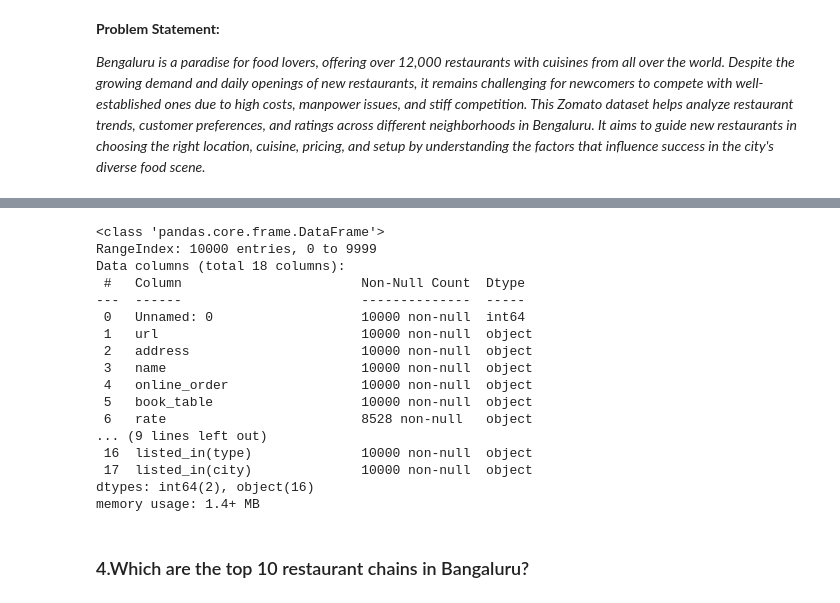
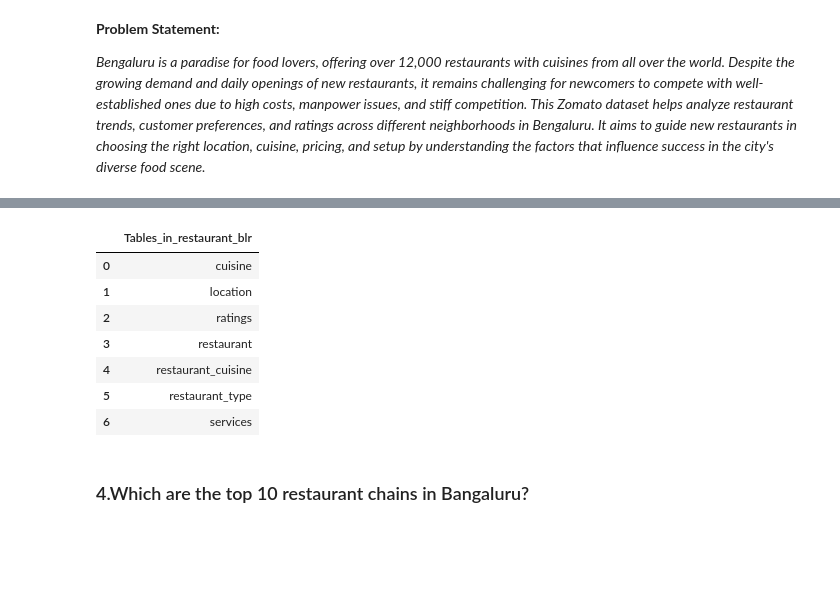
Before and after one commit to Bhuvi128/Bengaluru-Restaurant-Trends-Analysis, a Jupyter notebook: Bengaluru Restaurant Trends Analysis.ipynb, the cells around one changed output, grey strips where cells are left out. Saved outputs shown, nothing was run; the diff lists cells and outputs as text; code cells hidden in the pictures; blank space fills up the shorter version.

```diff
--- a/Bengaluru Restaurant Trends Analysis.ipynb
+++ b/Bengaluru Restaurant Trends Analysis.ipynb
@@ -33,26 +33,20 @@ pd.set_option('display.max_columns', None)
 from sqlalchemy import create_engine
 
 conn = create_engine("mysql+pymysql://root:Bhuvi%40123@127.0.0.1:3306/restaurant_blr")
-# %%
-df.info()
-# %% [output]
-<class 'pandas.core.frame.DataFrame'>
-RangeIndex: 10000 entries, 0 to 9999
-Data columns (total 18 columns):
- #   Column                       Non-Null Count  Dtype
----  ------                       --------------  -----
- 0   Unnamed: 0                   10000 non-null  int64
- 1   url                          10000 non-null  object
- 2   address                      10000 non-null  object
- 3   name                         10000 non-null  object
- 4   online_order                 10000 non-null  object
- 5   book_table                   10000 non-null  object
- 6   rate                         8528 non-null   object
-... (9 lines left out)
- 16  listed_in(type)              10000 non-null  object
- 17  listed_in(city)              10000 non-null  object
-dtypes: int64(2), object(16)
-memory usage: 1.4+ MB
+# %%
+# Check what are the tables are there in the database
+query = "show tables;"
+tables_rest_blr = pd.read_sql(query, conn)
+tables_rest_blr
+# %% [output]
+|  | Tables_in_restaurant_blr |
+| 0 | cuisine |
+| 1 | location |
+| 2 | ratings |
+| 3 | restaurant |
+| 4 | restaurant_cuisine |
+| 5 | restaurant_type |
+| 6 | services |
 # %% [markdown]
 ### 4.Which are the top 10 restaurant chains in Bangaluru?
 # %%
```
